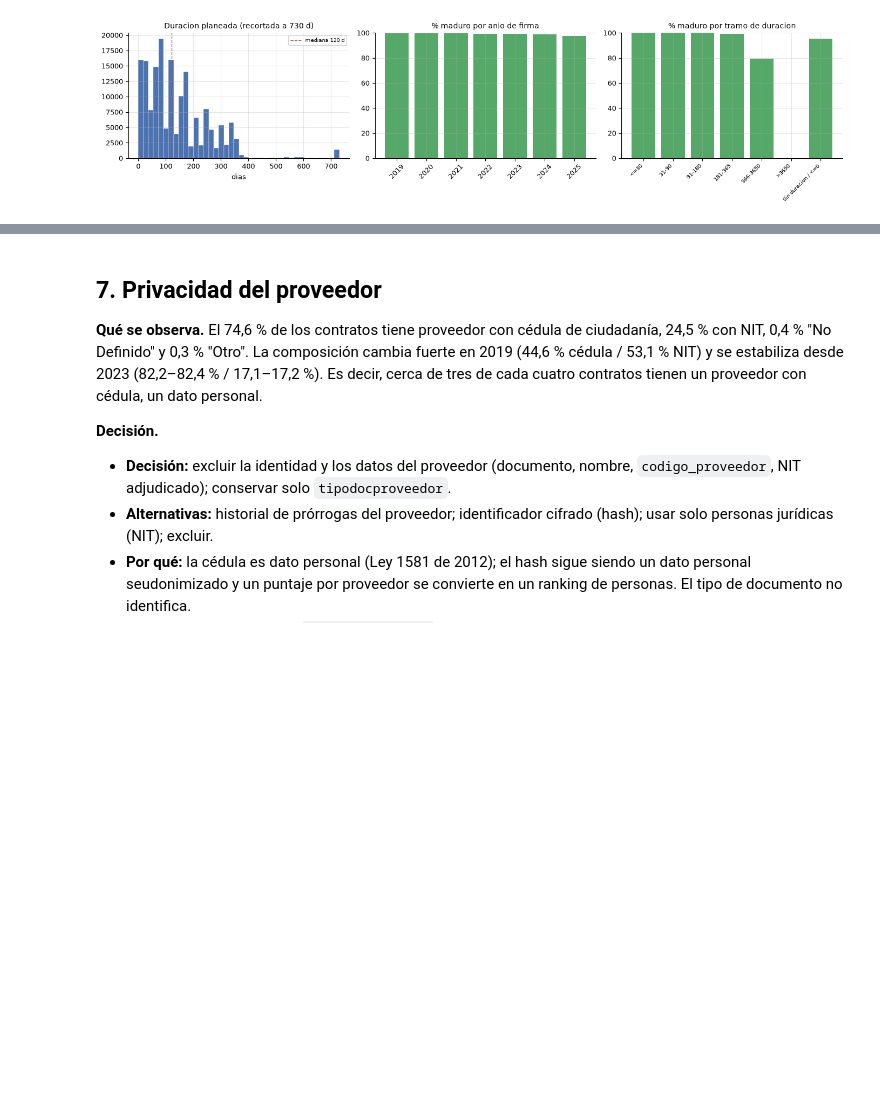
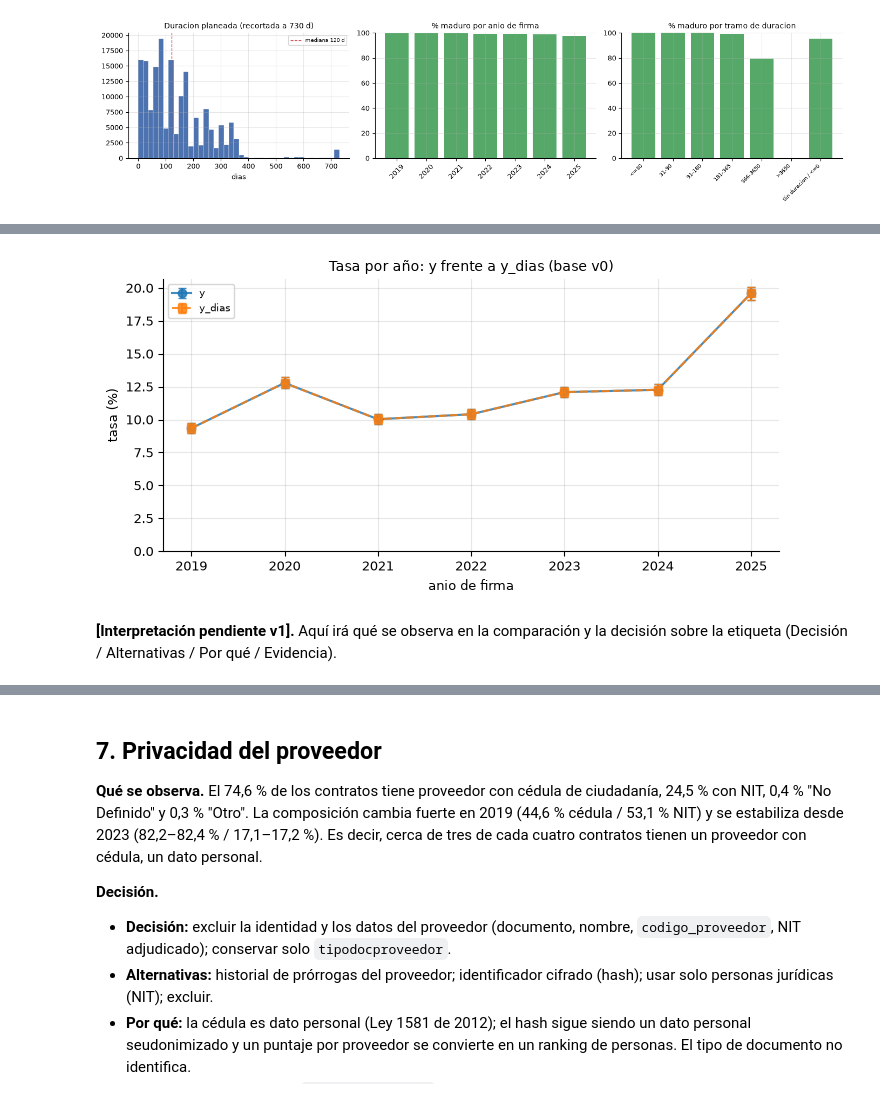
Before and after one commit to kepabonsaeafit/fundamentos-aa-2026, a Jupyter notebook: final-project/notebooks/03_eda.ipynb, the cells around one changed output, grey strips where cells are left out. Cells and saved outputs as stored; diff of their text form; code cells hidden in the pictures; blank space fills up the shorter version.

```diff
--- a/final-project/notebooks/03_eda.ipynb
+++ b/final-project/notebooks/03_eda.ipynb
@@ -387,0 +394,5 @@ Se completa en el paso 3, junto con §5 y §6. Hoy no se interpreta: la etiqueta
+# %%
+comp = eda.comparar_etiquetas(base, etiquetas=("y", "y_dias", "y_modif"))
+display(eda.tasas_en_pct(comp).round(2))
+display(eda.discrepancias_etiquetas(base))
+print("Contratos con y_modif no nula:", int(base["y_modif"].notna().sum()))
@@ -387,0 +426,9 @@ Se completa en el paso 3, junto con §5 y §6. Hoy no se interpreta: la etiqueta
+# %%
+eda.graficar_comparacion_etiquetas(
+    comp, titulo="Tasa por año: y frente a y_dias (base v0)"
+)
+plt.show()
+# %% [output]
+[figure, added]
+# %% [markdown]
+**[Interpretación pendiente v1].** Aquí irá qué se observa en la comparación y la decisión sobre la etiqueta (Decisión / Alternativas / Por qué / Evidencia).
```
Also changed, not shown: parts of 28 cells of this notebook, 1 other file.
